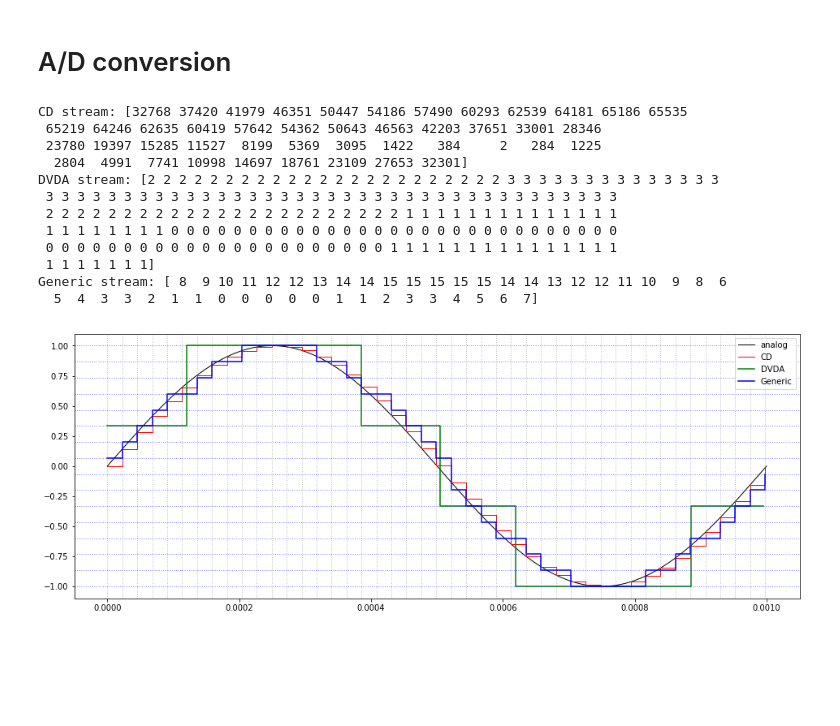
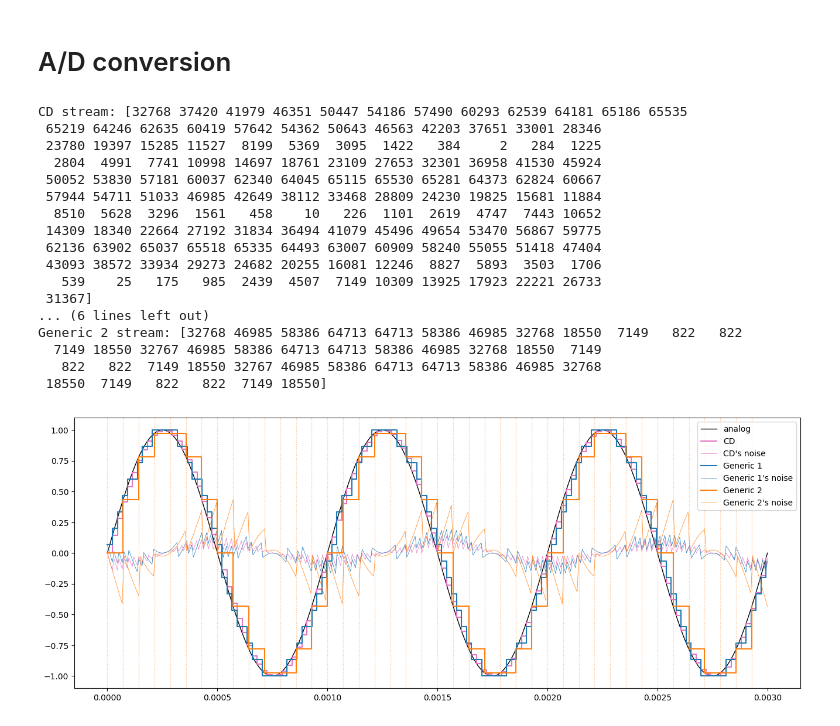
Before and after one commit to marcondos/signal, a Jupyter notebook: sampling.ipynb, the cells around one changed output. Cells and saved outputs as stored; diff of their text form; code cells hidden in the pictures; blank space fills up the shorter version.

```diff
--- a/sampling.ipynb
+++ b/sampling.ipynb
@@ -15,29 +9,59 @@ GenericPCM = waves.PCMSampler('Generic', 44100, 4)
+# %%
+CD = waves.CDFormatSampler('CD')
+
+SACD = waves.DSDSampler('SACD', 64 * 44100, 16)
+
+# DVD possible combinations (16-, 20- or 24-bits per sample)
+# Channels                          | 44.1 kHz | 48 kHz | 88.2 kHz | 96 kHz | 176.4 kHz | 192 kHz
+# Mono (1.0)                        |    Yes   |  Yes   |    Yes   |  Yes   |    Yes    |   Yes
+# Stereo (2.0)                      |    Yes   |  Yes   |    Yes   |  Yes   |    Yes    |   Yes
+# Stereo (2.1)                      |    Yes   |  Yes   |    Yes   |  Yes   |    No     |   No
+# S+M surround (3.0 or 3.1)         |    Yes   |  Yes   |    Yes   |  Yes   |    No     |   No
+# Quad (4.0 or 4.1)                 |    Yes   |  Yes   |    Yes   |  Yes   |    No     |   No
+# 3-stereo (3.0 or 3.1)             |    Yes   |  Yes   |    Yes   |  Yes   |    No     |   No
+# 3-stereo+M surround (4.0 or 4.1)  |    Yes   |  Yes   |    Yes   |  Yes   |    No     |   No
+# Full surround (5.0 or 5.1)        |    Yes   |  Yes   |    Yes   |  Yes   |    No     |   No
+DVDA = waves.PCMSampler('DVD Audio', 88200, 20)
+
+# High Fidelity Blu-ray Pure Audio uses 24 bits at 192 kHz (or also 96 kHz)
+BDA = waves.HFPALinearPCM('Blu-Ray Audio')
+
+# Generic, define sampling frequency (Hz) and resolution (bits) to your heart's content
+GenericPCM_1 = waves.PCMSampler('Generic 1', 44100, 4) # Same CD frequency, lower resolution
+GenericPCM_2 = waves.PCMSampler('Generic 2', 14000, 16) # Same CD resolution, lower frequency
 # %%
 f = 1e3 # 1KHz
 audio = waves.AnalogSineWave('analog', f, phase=0)
-n_waves = 1
+n_waves = 3
 length = n_waves * 1/f
 
 audio.plot(length, plt, color='k', lw=1)
-CD.sample(audio, length, plt, color='r', lw=1.0)
-#SACD.sample(audio, length, plt, color='b', lw=1.5)
-DVDA.sample(audio, length, plt, color='g', lw=1.5)
-GenericPCM.sample(audio, length, plt, color='b', lw=1.5)
-[plt.axvline(t, color='grey', lw=1, ls=':', alpha=0.5) for t in np.arange(0, length, CD.sampling_interval)]
-[plt.axhline(A, color='b', lw=1, ls=':', alpha=0.5) for A in np.linspace(audio.Amin, audio.Amax, GenericPCM.levels)]
+CD.sample(audio, length, plt, lw=1.5)
+##SACD.sample(audio, length, plt, color='b', lw=1.5)
+#DVDA.sample(audio, length, plt, color='g', lw=1.5)
+#BDA.sample(audio, length, plt, color='m', lw=1.5)
+GenericPCM_1.sample(audio, length, plt, lw=1.5)
+GenericPCM_2.sample(audio, length, plt, lw=1.5)
+[plt.axvline(t, color=GenericPCM_2.color, lw=1, ls=':', alpha=0.5) for t in np.arange(0, length, GenericPCM_2.sampling_interval)]
+#[plt.axhline(A, color='b', lw=1, ls=':', alpha=0.5) for A in np.linspace(audio.Amin, audio.Amax, GenericPCM.levels)]
 plt.legend()
 plt.gcf().set_size_inches(16, 6)
 # %% [output]
 CD stream: [32768 37420 41979 46351 50447 54186 57490 60293 62539 64181 65186 65535
  65219 64246 62635 60419 57642 54362 50643 46563 42203 37651 33001 28346
  23780 19397 15285 11527  8199  5369  3095  1422   384     2   284  1225
-  2804  4991  7741 10998 14697 18761 23109 27653 32301]
-DVDA stream: [2 2 2 2 2 2 2 2 2 2 2 2 2 2 2 2 2 2 2 2 2 2 2 3 3 3 3 3 3 3 3 3 3 3 3 3 3
- 3 3 3 3 3 3 3 3 3 3 3 3 3 3 3 3 3 3 3 3 3 3 3 3 3 3 3 3 3 3 3 3 3 3 3 3 3
- 2 2 2 2 2 2 2 2 2 2 2 2 2 2 2 2 2 2 2 2 2 2 2 1 1 1 1 1 1 1 1 1 1 1 1 1 1
- 1 1 1 1 1 1 1 1 0 0 0 0 0 0 0 0 0 0 0 0 0 0 0 0 0 0 0 0 0 0 0 0 0 0 0 0 0
- 0 0 0 0 0 0 0 0 0 0 0 0 0 0 0 0 0 0 0 0 0 0 1 1 1 1 1 1 1 1 1 1 1 1 1 1 1
- 1 1 1 1 1 1 1]
-Generic stream: [ 8  9 10 11 12 12 13 14 14 15 15 15 15 15 14 14 13 12 12 11 10  9  8  6
-  5  4  3  3  2  1  1  0  0  0  0  0  1  1  2  3  3  4  5  6  7]
+  2804  4991  7741 10998 14697 18761 23109 27653 32301 36958 41530 45924
+ 50052 53830 57181 60037 62340 64045 65115 65530 65281 64373 62824 60667
+ 57944 54711 51033 46985 42649 38112 33468 28809 24230 19825 15681 11884
+  8510  5628  3296  1561   458    10   226  1101  2619  4747  7443 10652
+ 14309 18340 22664 27192 31834 36494 41079 45496 49654 53470 56867 59775
+ 62136 63902 65037 65518 65335 64493 63007 60909 58240 55055 51418 47404
+ 43093 38572 33934 29273 24682 20255 16081 12246  8827  5893  3503  1706
+   539    25   175   985  2439  4507  7149 10309 13925 17923 22221 26733
+ 31367]
+... (6 lines left out)
+Generic 2 stream: [32768 46985 58386 64713 64713 58386 46985 32768 18550  7149   822   822
+  7149 18550 32767 46985 58386 64713 64713 58386 46985 32768 18550  7149
+   822   822  7149 18550 32767 46985 58386 64713 64713 58386 46985 32768
+ 18550  7149   822   822  7149 18550]
-[figure, old version]
+[figure, new version]
```
Also changed, not shown: parts of 1 cell of this notebook, 1 other file.
